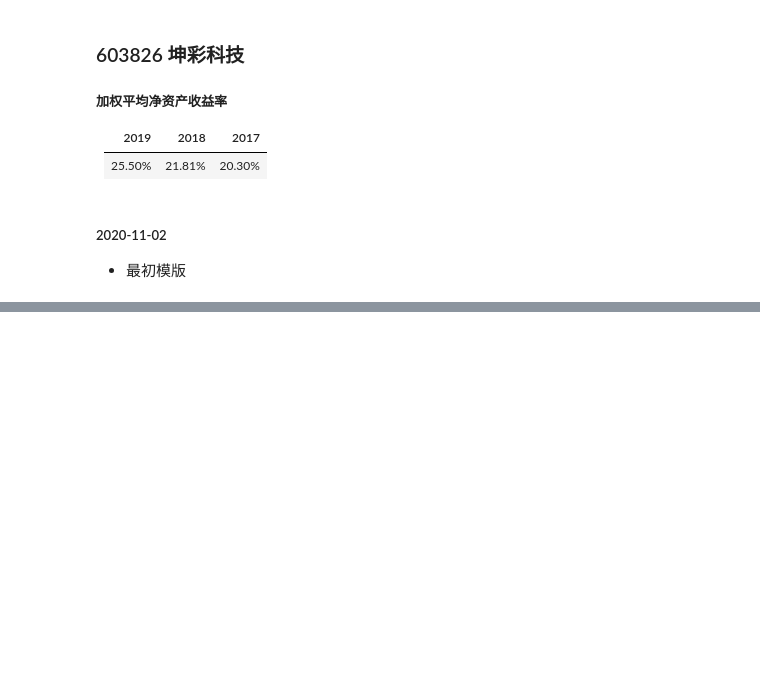
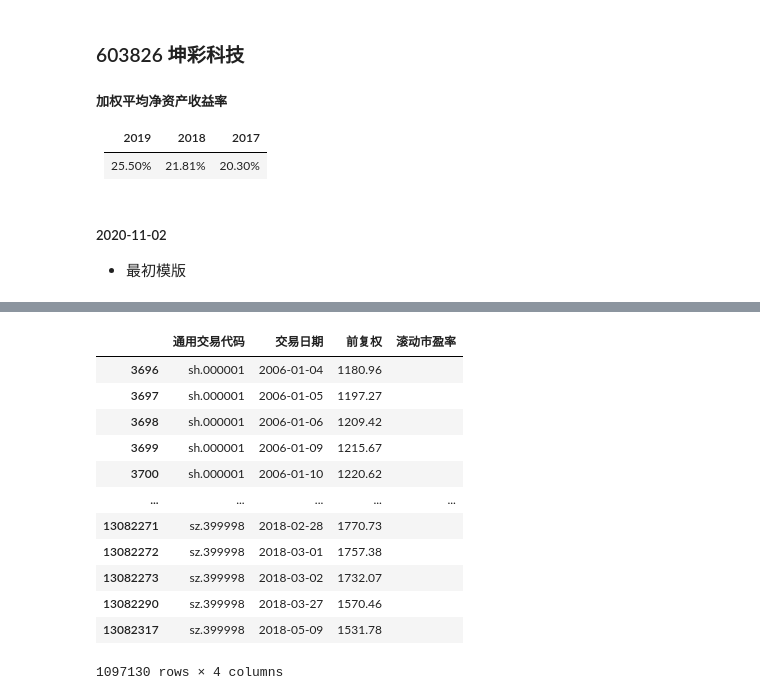
Before and after one commit to zifengyu/stock, a Jupyter notebook: notebook/模版.ipynb, the cells around one changed output, grey strips where cells are left out. Saved outputs shown, nothing was run; the diff lists cells and outputs as text; code cells hidden in the pictures; blank space fills up the shorter version.

```diff
--- a/notebook/模版.ipynb
+++ b/notebook/模版.ipynb
@@ -74,0 +131,8 @@ df.drop(columns=[('收盘价', 'min'), ('收盘价', 'max'), ('前复权', 'min'
+# %%
+ticker = 'sh.603826'
+mkt = data.get_market2(ticker)
+mkt['前复权'] = mkt['前复权'].astype('float64').round(2)
+mkt['滚动市盈率'] = mkt['滚动市盈率'].astype('float64').round(1)
+df = mkt[['前复权', '滚动市盈率']].groupby(mkt['交易日期'].dt.year).agg(['min', 'max', 'first', 'last'])[-10:]
+df['前复权增长'] = df['前复权'][['first', 'last']].apply(lambda x: round((x[1]-x[0])/x[0] * 100,1), axis=1)
+df.drop(columns=[('前复权', 'min'), ('前复权', 'max'), ('滚动市盈率', 'first'), ('滚动市盈率', 'last')])
@@ -74,0 +147,16 @@ df.drop(columns=[('收盘价', 'min'), ('收盘价', 'max'), ('前复权', 'min'
+# %%
+mkt[mkt['滚动市盈率'] == ""]
+# %% [output]
+|  | 通用交易代码 | 交易日期 | 前复权 | 滚动市盈率 |
+| 3696 | sh.000001 | 2006-01-04 | 1180.96 |  |
+| 3697 | sh.000001 | 2006-01-05 | 1197.27 |  |
+| 3698 | sh.000001 | 2006-01-06 | 1209.42 |  |
+| 3699 | sh.000001 | 2006-01-09 | 1215.67 |  |
+| 3700 | sh.000001 | 2006-01-10 | 1220.62 |  |
+| ... | ... | ... | ... | ... |
+| 13082271 | sz.399998 | 2018-02-28 | 1770.73 |  |
+| 13082272 | sz.399998 | 2018-03-01 | 1757.38 |  |
+| 13082273 | sz.399998 | 2018-03-02 | 1732.07 |  |
+| 13082290 | sz.399998 | 2018-03-27 | 1570.46 |  |
+| 13082317 | sz.399998 | 2018-05-09 | 1531.78 |  |
+1097130 rows × 4 columns
```
Also changed, not shown: parts of 7 cells of this notebook, 2 other files.
